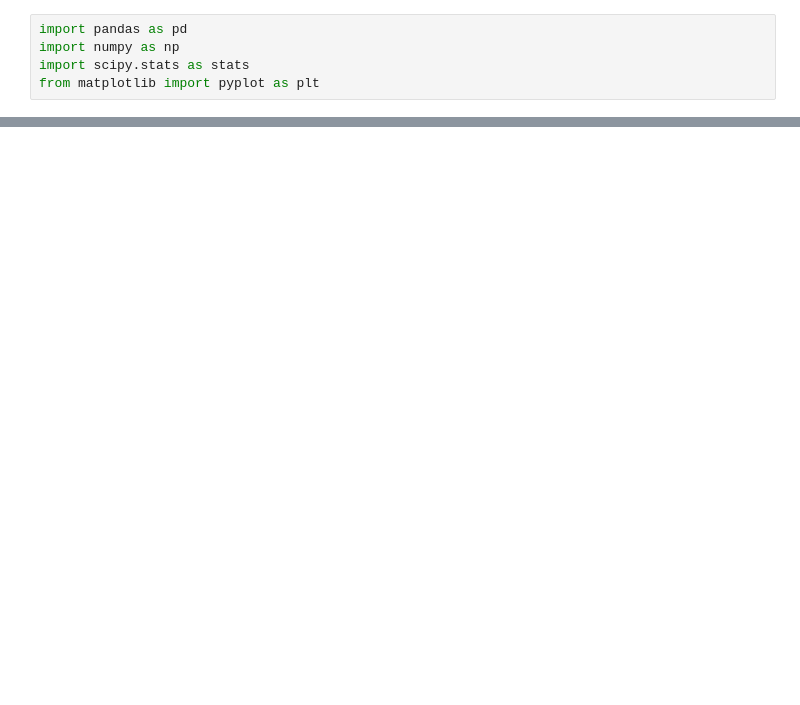
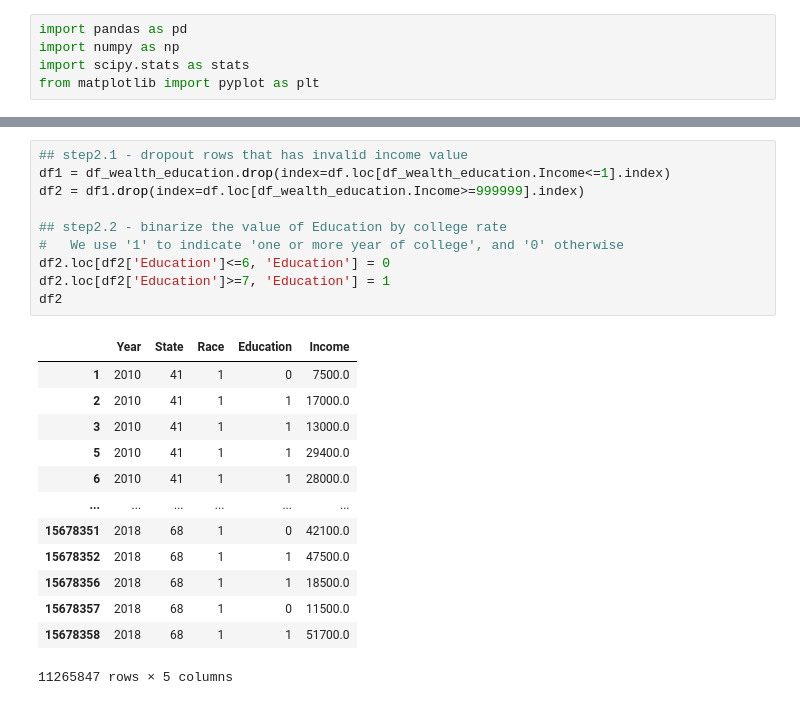
Before and after one commit to yljblues/ADA2020, a Jupyter notebook: main.ipynb, the cells around one changed output, grey strips where cells are left out. Cells and saved outputs as stored; diff of their text form; blank space fills up the shorter version.

```diff
--- a/main.ipynb
+++ b/main.ipynb
@@ -60,0 +123,24 @@ df_political[:30]
+# %%
+## step2.1 - dropout rows that has invalid income value
+df1 = df_wealth_education.drop(index=df.loc[df_wealth_education.Income<=1].index)
+df2 = df1.drop(index=df.loc[df_wealth_education.Income>=999999].index)
+
+## step2.2 - binarize the value of Education by college rate
+#   We use '1' to indicate 'one or more year of college', and '0' otherwise
+df2.loc[df2['Education']<=6, 'Education'] = 0
+df2.loc[df2['Education']>=7, 'Education'] = 1
+df2
+# %% [output]
+|  | Year | State | Race | Education | Income |
+| 1 | 2010 | 41 | 1 | 0 | 7500.0 |
+| 2 | 2010 | 41 | 1 | 1 | 17000.0 |
+| 3 | 2010 | 41 | 1 | 1 | 13000.0 |
+| 5 | 2010 | 41 | 1 | 1 | 29400.0 |
+| 6 | 2010 | 41 | 1 | 1 | 28000.0 |
+| ... | ... | ... | ... | ... | ... |
+| 15678351 | 2018 | 68 | 1 | 0 | 42100.0 |
+| 15678352 | 2018 | 68 | 1 | 1 | 47500.0 |
+| 15678356 | 2018 | 68 | 1 | 1 | 18500.0 |
+| 15678357 | 2018 | 68 | 1 | 0 | 11500.0 |
+| 15678358 | 2018 | 68 | 1 | 1 | 51700.0 |
+11265847 rows × 5 columns
```
Also changed, not shown: parts of 10 cells of this notebook, 2 other files.
